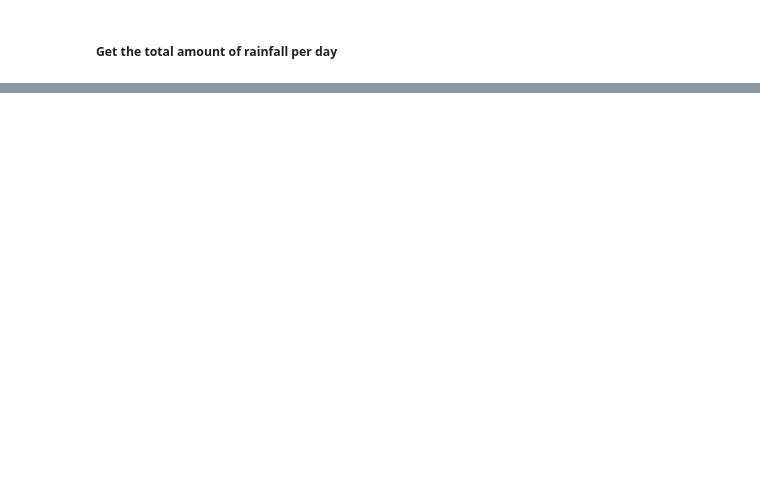
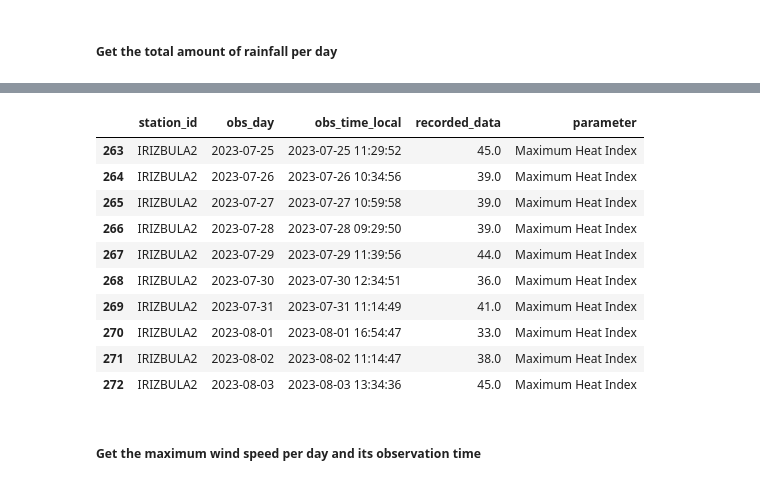
Before and after one commit to LuisSleepy/data-analysis-with-wunderground, a Jupyter notebook: experimentation/egay_falcon_habagat_rainfall_analysis.ipynb, the cells around one changed output, grey strips where cells are left out. Cells and saved outputs as stored; diff of their text form; code cells hidden in the pictures; blank space fills up the shorter version.

```diff
--- a/experimentation/egay_falcon_habagat_rainfall_analysis.ipynb
+++ b/experimentation/egay_falcon_habagat_rainfall_analysis.ipynb
@@ -116,0 +182,22 @@ total_rainfall_per_day_df.to_csv('total_daily_rainfall_07222023_08032023.csv')
+# %%
+max_heat_index_df = df.groupby(['station_id', 'obs_day']).apply(lambda x: x.loc[x['heat_index_avg'].idxmax()]).reset_index(drop=True)[['station_id', 'obs_day', 'obs_time_local', 'heat_index_avg']]
+max_heat_index_df['parameter'] = 'Maximum Heat Index'
+max_heat_index_df = max_heat_index_df.rename(columns={'heat_index_avg': 'recorded_data'})
+# %%
+daily_max_meteorological_params_df = pd.concat([daily_max_meteorological_params_df, max_heat_index_df], ignore_index=True)
+# %%
+daily_max_meteorological_params_df.tail(10)
+# %% [output]
+|  | station_id | obs_day | obs_time_local | recorded_data | parameter |
+| 263 | IRIZBULA2 | 2023-07-25 | 2023-07-25 11:29:52 | 45.0 | Maximum Heat Index |
+| 264 | IRIZBULA2 | 2023-07-26 | 2023-07-26 10:34:56 | 39.0 | Maximum Heat Index |
+| 265 | IRIZBULA2 | 2023-07-27 | 2023-07-27 10:59:58 | 39.0 | Maximum Heat Index |
+| 266 | IRIZBULA2 | 2023-07-28 | 2023-07-28 09:29:50 | 39.0 | Maximum Heat Index |
+| 267 | IRIZBULA2 | 2023-07-29 | 2023-07-29 11:39:56 | 44.0 | Maximum Heat Index |
+| 268 | IRIZBULA2 | 2023-07-30 | 2023-07-30 12:34:51 | 36.0 | Maximum Heat Index |
+| 269 | IRIZBULA2 | 2023-07-31 | 2023-07-31 11:14:49 | 41.0 | Maximum Heat Index |
+| 270 | IRIZBULA2 | 2023-08-01 | 2023-08-01 16:54:47 | 33.0 | Maximum Heat Index |
+| 271 | IRIZBULA2 | 2023-08-02 | 2023-08-02 11:14:47 | 38.0 | Maximum Heat Index |
+| 272 | IRIZBULA2 | 2023-08-03 | 2023-08-03 13:34:36 | 45.0 | Maximum Heat Index |
+# %% [markdown]
+##### Get the maximum wind speed per day and its observation time
```
Also changed, not shown: parts of 31 cells of this notebook.
